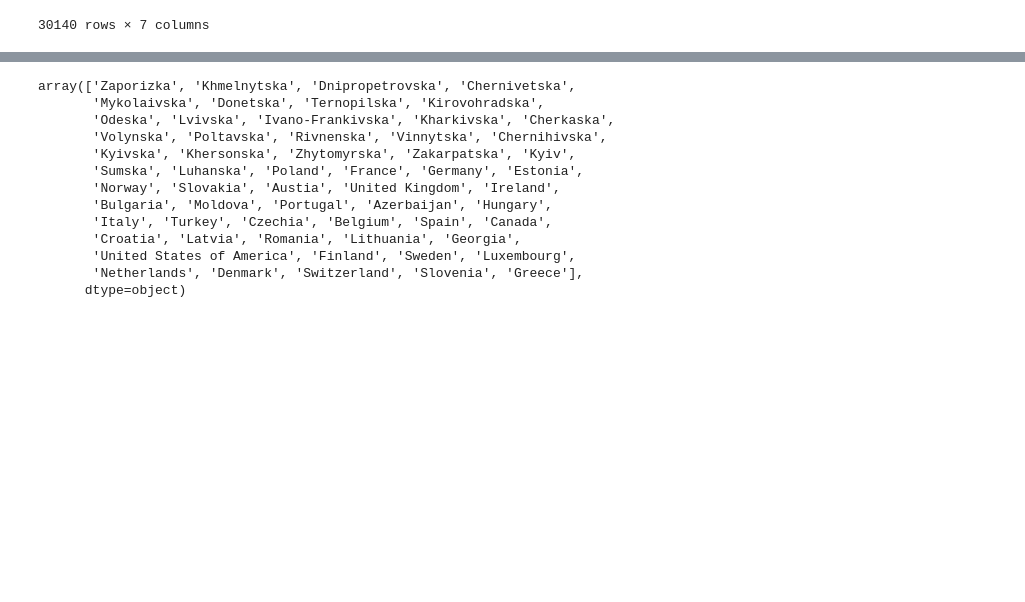
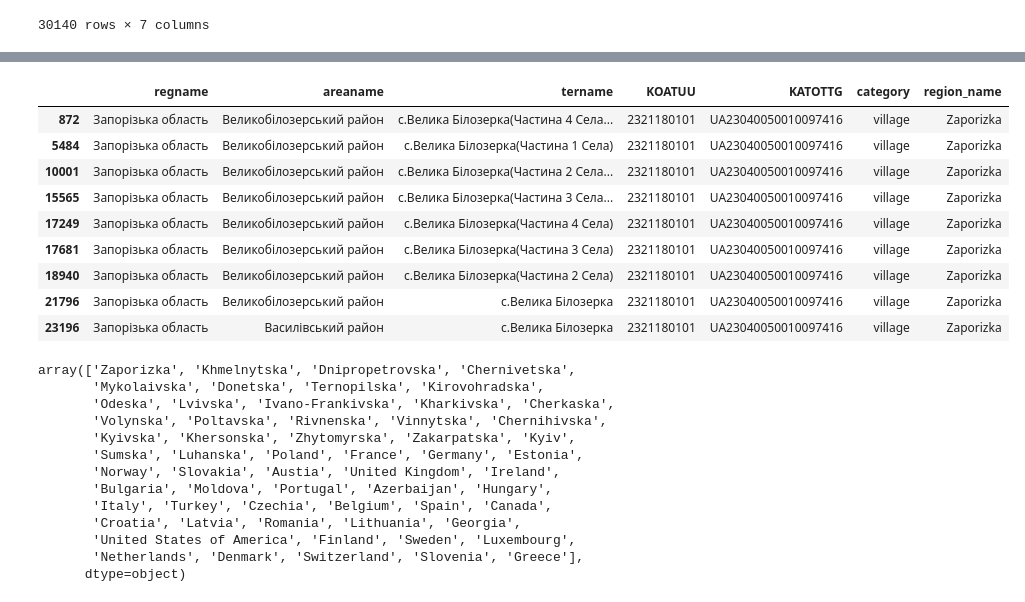
Before and after one commit to DataResponsibly/ZNO-Dataset, a Jupyter notebook: notebooks/tables_creation/Locations_table.ipynb, the cells around one changed output, grey strips where cells are left out. Saved outputs shown, nothing was run; the diff lists cells and outputs as text; code cells hidden in the pictures; blank space fills up the shorter version.

```diff
--- a/notebooks/tables_creation/Locations_table.ipynb
+++ b/notebooks/tables_creation/Locations_table.ipynb
@@ -1794,3 +1812,16 @@ concatenated_df
+# %%
+concatenated_df[concatenated_df["KATOTTG"] =='UA23040050010097416']
+# %% [output]
+|  | regname | areaname | tername | KOATUU | KATOTTG | category | region_name |
+| 872 | Запорізька область | Великобілозерський район | с.Велика Білозерка(Частина 4 Села... | 2321180101 | UA23040050010097416 | village | Zaporizka |
+| 5484 | Запорізька область | Великобілозерський район | с.Велика Білозерка(Частина 1 Села) | 2321180101 | UA23040050010097416 | village | Zaporizka |
+| 10001 | Запорізька область | Великобілозерський район | с.Велика Білозерка(Частина 2 Села... | 2321180101 | UA23040050010097416 | village | Zaporizka |
+| 15565 | Запорізька область | Великобілозерський район | с.Велика Білозерка(Частина 3 Села... | 2321180101 | UA23040050010097416 | village | Zaporizka |
+| 17249 | Запорізька область | Великобілозерський район | с.Велика Білозерка(Частина 4 Села) | 2321180101 | UA23040050010097416 | village | Zaporizka |
+| 17681 | Запорізька область | Великобілозерський район | с.Велика Білозерка(Частина 3 Села) | 2321180101 | UA23040050010097416 | village | Zaporizka |
+| 18940 | Запорізька область | Великобілозерський район | с.Велика Білозерка(Частина 2 Села) | 2321180101 | UA23040050010097416 | village | Zaporizka |
+| 21796 | Запорізька область | Великобілозерський район | с.Велика Білозерка | 2321180101 | UA23040050010097416 | village | Zaporizka |
+| 23196 | Запорізька область | Василівський район | с.Велика Білозерка | 2321180101 | UA23040050010097416 | village | Zaporizka |
 # %%
 concatenated_df.region_name.unique()
 # %% [output]
```
Also changed, not shown: parts of 3 cells of this notebook.
